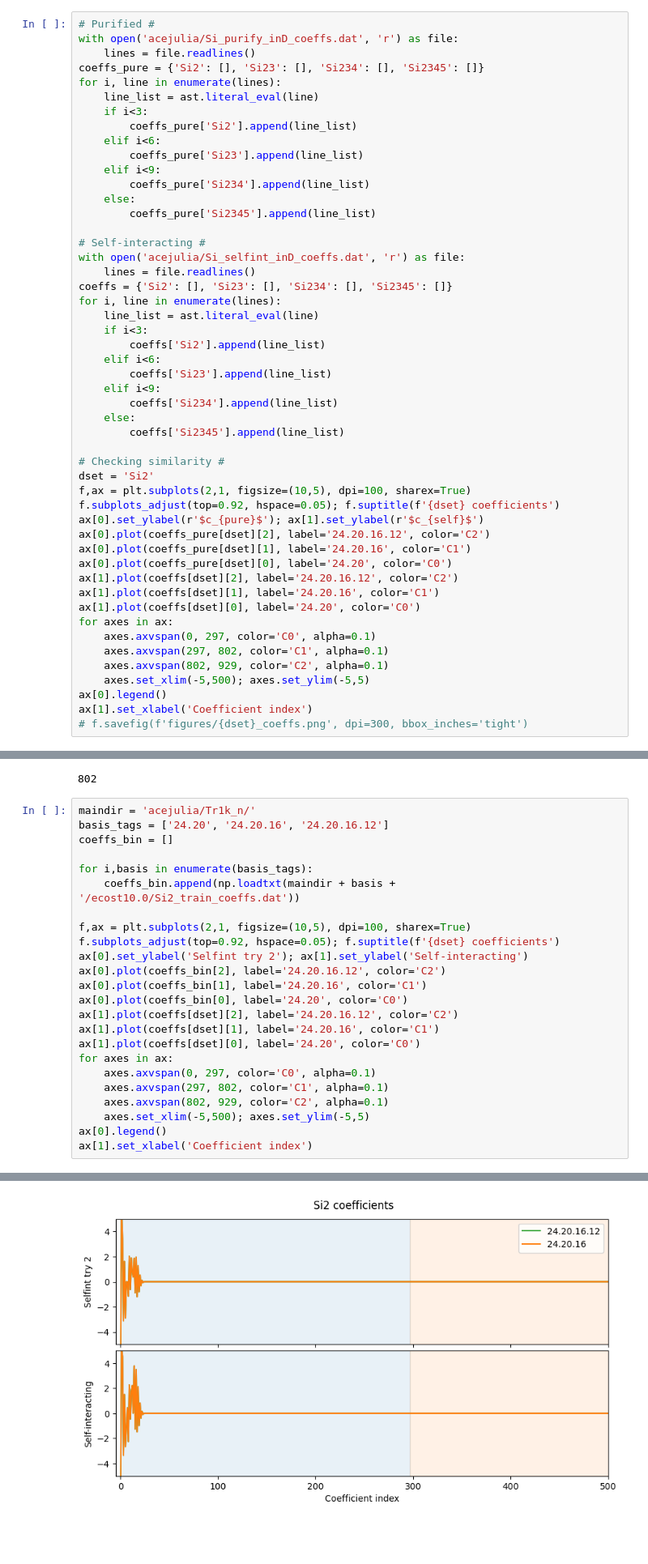
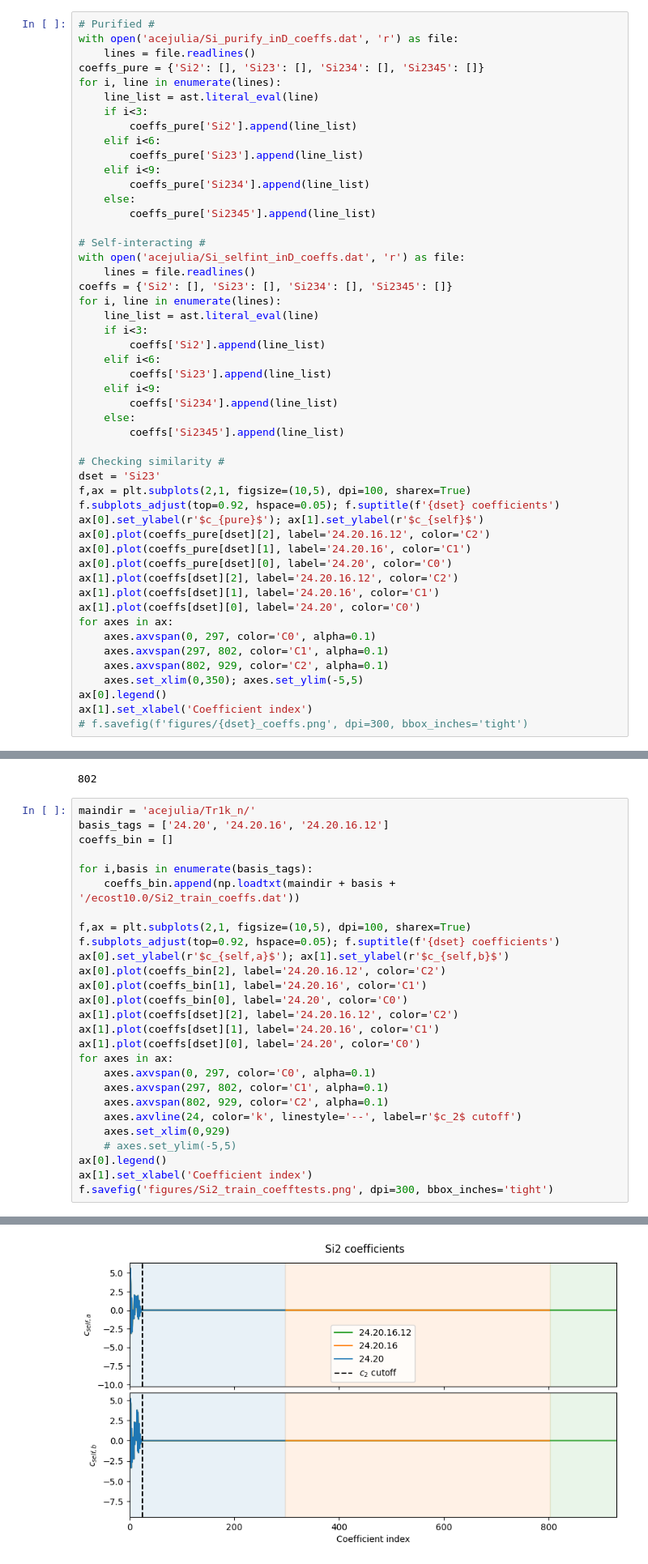
Before and after one commit to apolmiguel/aceconverge2025, a Jupyter notebook: plots_response.ipynb, the cells around one changed output, grey strips where cells are left out. Shown at 81% size. Saved outputs shown, nothing was run; the diff lists cells and outputs as text; blank space fills up the shorter version.

```diff
--- a/plots_response.ipynb
+++ b/plots_response.ipynb
@@ -624,7 +624,7 @@ for i, line in enumerate(lines):
         coeffs['Si2345'].append(line_list)
 
 # Checking similarity #
-dset = 'Si2'
+dset = 'Si23'
 f,ax = plt.subplots(2,1, figsize=(10,5), dpi=100, sharex=True)
 f.subplots_adjust(top=0.92, hspace=0.05); f.suptitle(f'{dset} coefficients')
 ax[0].set_ylabel(r'$c_{pure}$'); ax[1].set_ylabel(r'$c_{self}$')
@@ -638,7 +638,7 @@ for axes in ax:
     axes.axvspan(0, 297, color='C0', alpha=0.1)
     axes.axvspan(297, 802, color='C1', alpha=0.1)
     axes.axvspan(802, 929, color='C2', alpha=0.1)
-    axes.set_xlim(-5,500); axes.set_ylim(-5,5)
+    axes.set_xlim(0,350); axes.set_ylim(-5,5)
 ax[0].legend()
 ax[1].set_xlabel('Coefficient index')
 # f.savefig(f'figures/{dset}_coeffs.png', dpi=300, bbox_inches='tight')
@@ -659,7 +659,7 @@ for i,basis in enumerate(basis_tags):
 
 f,ax = plt.subplots(2,1, figsize=(10,5), dpi=100, sharex=True)
 f.subplots_adjust(top=0.92, hspace=0.05); f.suptitle(f'{dset} coefficients')
-ax[0].set_ylabel('Selfint try 2'); ax[1].set_ylabel('Self-interacting')
+ax[0].set_ylabel(r'$c_{self,a}$'); ax[1].set_ylabel(r'$c_{self,b}$')
 ax[0].plot(coeffs_bin[2], label='24.20.16.12', color='C2')
 ax[0].plot(coeffs_bin[1], label='24.20.16', color='C1')
 ax[0].plot(coeffs_bin[0], label='24.20', color='C0')
@@ -670,7 +670,10 @@ for axes in ax:
     axes.axvspan(0, 297, color='C0', alpha=0.1)
     axes.axvspan(297, 802, color='C1', alpha=0.1)
     axes.axvspan(802, 929, color='C2', alpha=0.1)
-    axes.set_xlim(-5,500); axes.set_ylim(-5,5)
+    axes.axvline(24, color='k', linestyle='--', label=r'$c_2$ cutoff')
+    axes.set_xlim(0,929)
+    # axes.set_ylim(-5,5)
 ax[0].legend()
 ax[1].set_xlabel('Coefficient index')
+f.savefig('figures/Si2_train_coefftests.png', dpi=300, bbox_inches='tight')
 # %% [output]
@@ -678,4 +680,4 @@ Text(0.5, 0, 'Coefficient index')
-[figure, old version]
+[figure, new version]
 # %% [markdown]
 ### Errors
 # %% [markdown]
```
Also changed, not shown: parts of 3 cells of this notebook, 11 other files.
